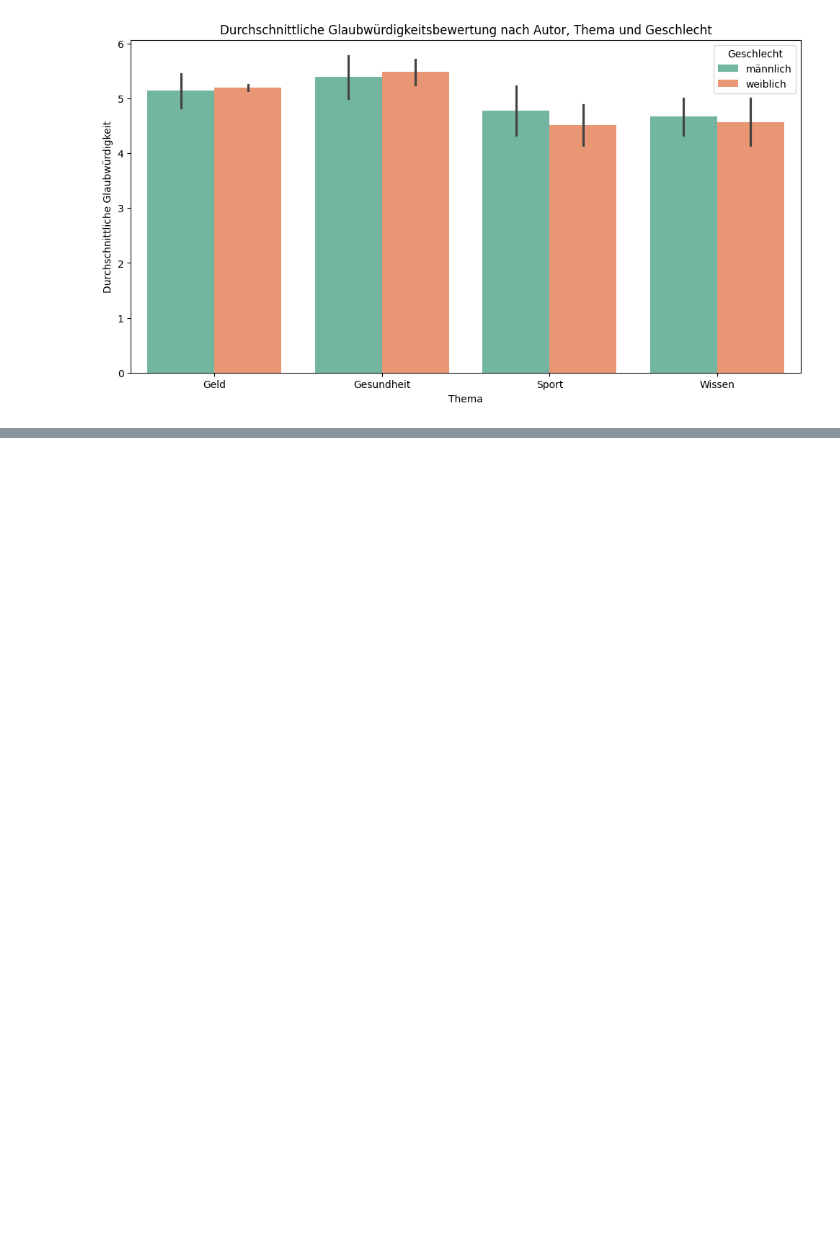
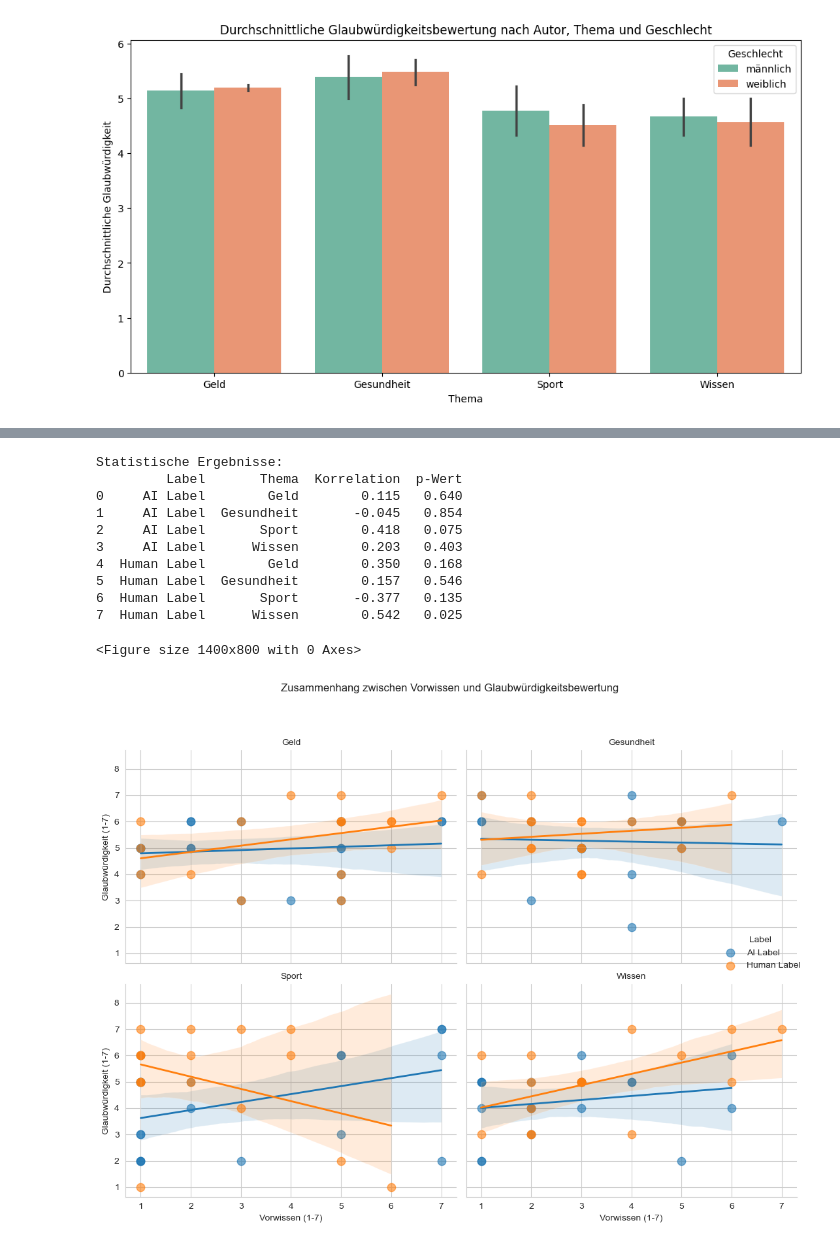
Before and after one commit to FlorianZierer/Impact-of-topic-on-credibility, a Jupyter notebook: auswertung.ipynb, the cells around one changed output, grey strips where cells are left out. Cells and saved outputs as stored; diff of their text form; code cells hidden in the pictures; blank space fills up the shorter version.

```diff
--- a/auswertung.ipynb
+++ b/auswertung.ipynb
@@ -203,0 +394,75 @@ Korrelation zwischen Glaubwürdigkeit und ATI (Mensch): 0.29934682446012795
+# %%
+import pandas as pd
+import seaborn as sns
+import matplotlib.pyplot as plt
+import numpy as np
+from scipy import stats
+
+# Daten laden
+ai_data = pd.read_csv('ai_labelled_with_ati.csv')
+human_data = pd.read_csv('human_labelled_with_ati.csv')
+
+# Funktion zur Extraktion von Frage 1 und 2 für alle Themen
+def extract_q1_q2(data, label_type):
+    results = []
+    for topic in ['Geld', 'Gesundheit', 'Sport', 'Wissen']:
+        q1 = data[f'{topic} - 1. Wie viel Vorwissen haben sie zu dem Thema des Textes?']
+        q2 = data[f'{topic} - 2. Wie glaubwürdig fanden Sie den Text ?']
+
+        temp_df = pd.DataFrame({
+            'Thema': topic,
+            'Frage 1 (Vorwissen)': q1,
+            'Frage 2 (Glaubwürdigkeit)': q2,
+            'Label': label_type
+        })
+        results.append(temp_df)
+    return pd.concat(results)
+
+# Daten vorbereiten
+ai_q1q2 = extract_q1_q2(ai_data, 'AI Label')
+human_q1q2 = extract_q1_q2(human_data, 'Human Label')
+combined = pd.concat([ai_q1q2, human_q1q2])
+
+# Korrelation und p-Wert berechnen
+def calculate_correlation(df):
+    r, p = stats.pearsonr(df['Frage 1 (Vorwissen)'], df['Frage 2 (Glaubwürdigkeit)'])
+    return pd.Series({'Korrelation': r, 'p-Wert': p})
+
+# Ergebnisse nach Autor und Thema
+results = combined.groupby(['Label', 'Thema']).apply(calculate_correlation).reset_index()
+
+# Visualisierung
+plt.figure(figsize=(14, 8))
+sns.set_style("whitegrid")
+
+# Scatterplot mit Regressionslinien
+g = sns.lmplot(data=combined, x='Frage 1 (Vorwissen)', y='Frage 2 (Glaubwürdigkeit)',
+               hue='Label', col='Thema', col_wrap=2,
+               height=4, aspect=1.2, ci=95,
+               scatter_kws={'alpha': 0.6, 's': 80},
+               line_kws={'lw': 2})
+
+# Titel und Achsen
+g.set_titles("{col_name}")
+g.set_axis_labels("Vorwissen (1-7)", "Glaubwürdigkeit (1-7)")
+plt.suptitle("Zusammenhang zwischen Vorwissen und Glaubwürdigkeitsbewertung", y=1.05)
+plt.tight_layout()
+
+# Statistische Ergebnisse ausgeben
+print("Statistische Ergebnisse:")
+print(results.round(3))
+
+plt.show()
+# %% [output]
+Statistische Ergebnisse:
+         Label       Thema  Korrelation  p-Wert
+0     AI Label        Geld        0.115   0.640
+1     AI Label  Gesundheit       -0.045   0.854
+2     AI Label       Sport        0.418   0.075
+3     AI Label      Wissen        0.203   0.403
+4  Human Label        Geld        0.350   0.168
+5  Human Label  Gesundheit        0.157   0.546
+6  Human Label       Sport       -0.377   0.135
+7  Human Label      Wissen        0.542   0.025
+<Figure size 1400x800 with 0 Axes>
+[figure, added]
```
Also changed, not shown: parts of 5 cells of this notebook.
